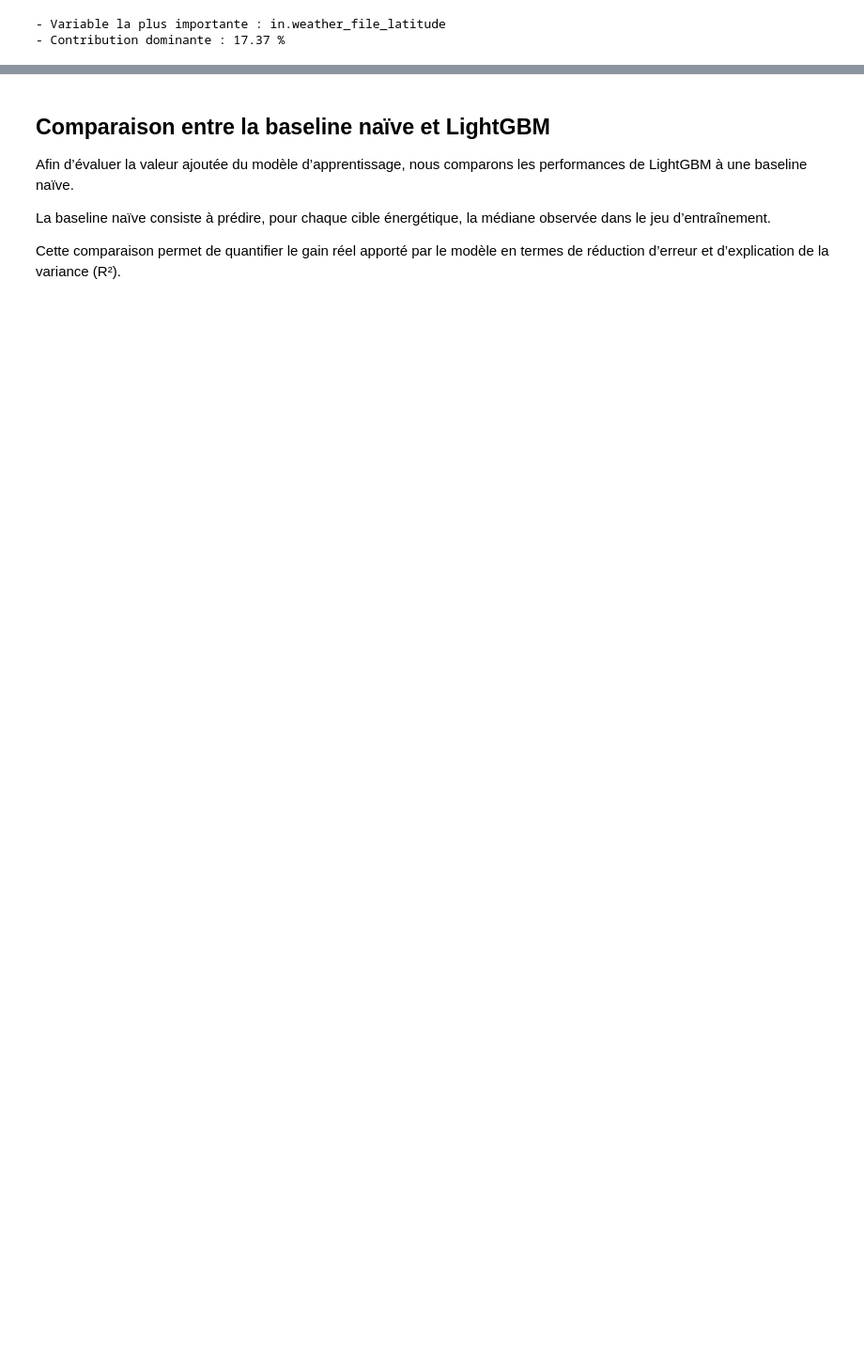
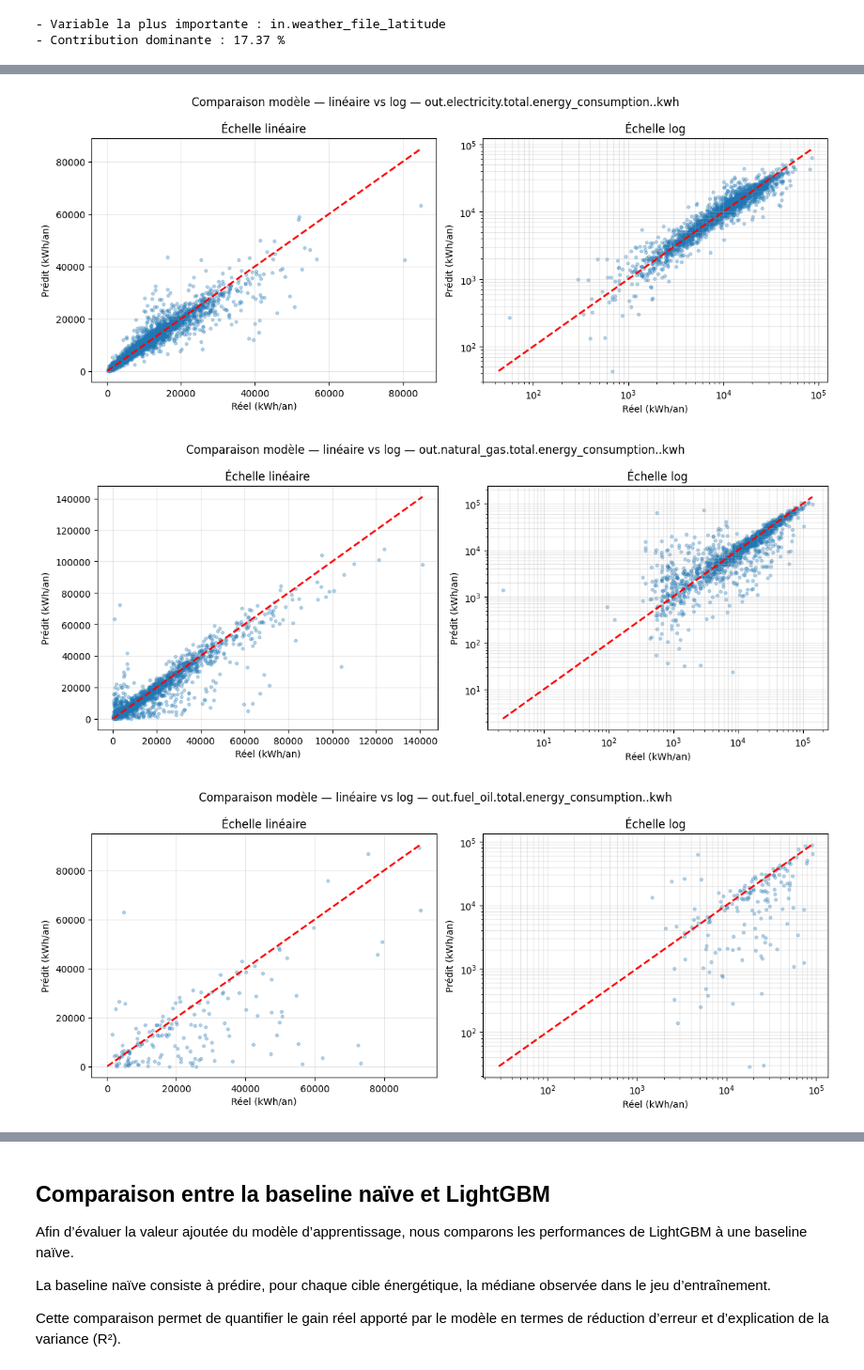
Before and after one commit to BOUBAKERAMDY/FlexiMax, a Jupyter notebook: notebooks/05_deeplearning/lightgbm_stratified.ipynb, the cells around one changed output, grey strips where cells are left out. Shown at 94% size. Drawn from its saved outputs; the diff is of its cells as text; code cells hidden in the pictures; blank space fills up the shorter version.

Commit message:
comparaison en echélle linéaire et logarithmique des plots prédiction vs réalité

```diff
--- a/notebooks/05_deeplearning/lightgbm_stratified.ipynb
+++ b/notebooks/05_deeplearning/lightgbm_stratified.ipynb
@@ -291,0 +240,57 @@ for target in Y.columns:
+# %%
+rng = np.random.default_rng(42)
+n_points = 3000
+
+for target in Y.columns:
+
+    y_true = Y_test[target].reset_index(drop=True)
+    y_pred = pd.Series(predictions[target]).reset_index(drop=True)
+
+    n = min(n_points, len(y_true))
+    sample = rng.choice(len(y_true), size=n, replace=False)
+
+    y_true_s = y_true.iloc[sample]
+    y_pred_s = y_pred.iloc[sample]
+
+    # log: on spprime les valeurs <= 0 pour éviter les problèmes de log
+    mask = (y_true_s > 0) & (y_pred_s > 0)
+    y_true_s = y_true_s[mask]
+    y_pred_s = y_pred_s[mask]
+
+    # bornes communes
+    min_val = min(y_true_s.min(), y_pred_s.min())
+    max_val = max(y_true_s.max(), y_pred_s.max())
+
+    fig, axes = plt.subplots(1, 2, figsize=(12, 5))
+
+
+    axes[0].scatter(y_true_s, y_pred_s, alpha=0.3, s=10)
+    axes[0].plot([min_val, max_val], [min_val, max_val], "r--", linewidth=2)
+
+    axes[0].set_title("Échelle linéaire")
+    axes[0].set_xlabel("Réel (kWh/an)")
+    axes[0].set_ylabel("Prédit (kWh/an)")
+    axes[0].grid(alpha=0.3)
+
+
+    axes[1].scatter(y_true_s, y_pred_s, alpha=0.3, s=10)
+    axes[1].plot([min_val, max_val], [min_val, max_val], "r--", linewidth=2)
+
+    axes[1].set_xscale("log")
+    axes[1].set_yscale("log")
+
+    axes[1].set_title("Échelle log")
+    axes[1].set_xlabel("Réel (kWh/an)")
+    axes[1].set_ylabel("Prédit (kWh/an)")
+    axes[1].grid(alpha=0.3, which="both")
+
+
+    plt.suptitle(f"Comparaison modèle — linéaire vs log — {target}")
+
+    plt.tight_layout()
+    plt.savefig(f"compare_linear_log_{target}.png", dpi=300, bbox_inches="tight")
+    plt.show()
+# %% [output]
+[figure, added]
+[figure, added]
+[figure, added]
```
Also changed, not shown: parts of 3 cells of this notebook, 15 other files.
